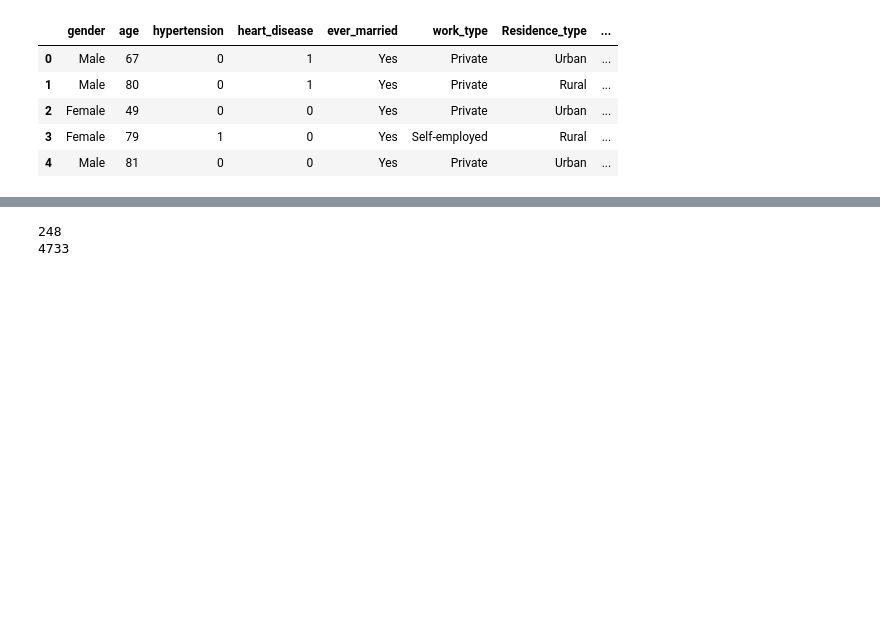
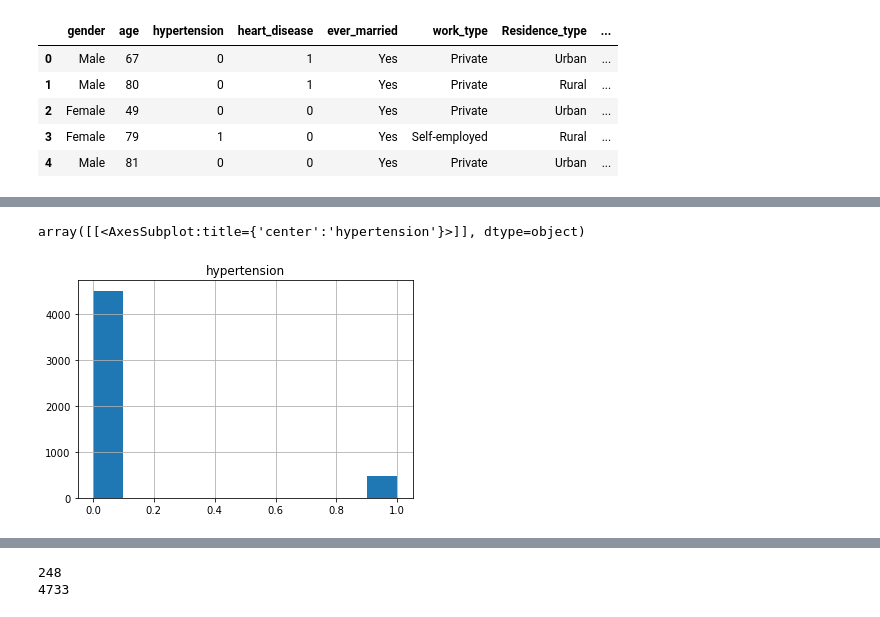
Before and after one commit to Swapnidtambe/brain_stroke-prediction, a Jupyter notebook: brain_stroke_prediction.ipynb, the cells around one changed output, grey strips where cells are left out. Cells and saved outputs as stored; diff of their text form; code cells hidden in the pictures; blank space fills up the shorter version.

```diff
--- a/brain_stroke_prediction.ipynb
+++ b/brain_stroke_prediction.ipynb
@@ -70,0 +76,5 @@ df.head()
+# %%
+df.hist(column='hypertension')
+# %% [output]
+array([[<AxesSubplot:title={'center':'hypertension'}>]], dtype=object)
+[figure, added]
```
Also changed, not shown: parts of 30 cells of this notebook.
